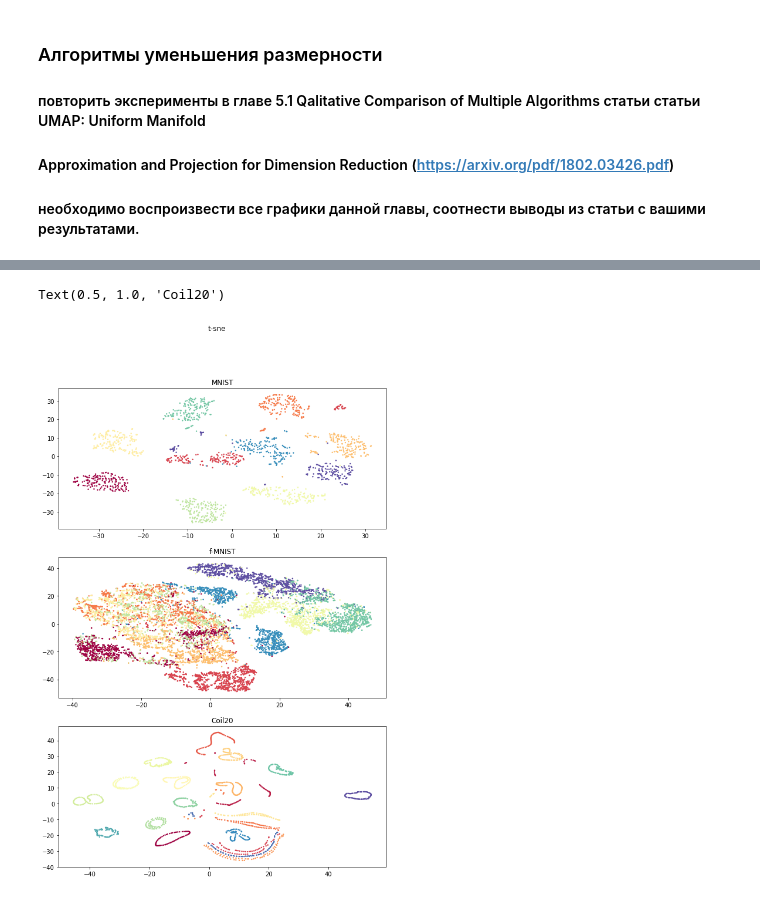
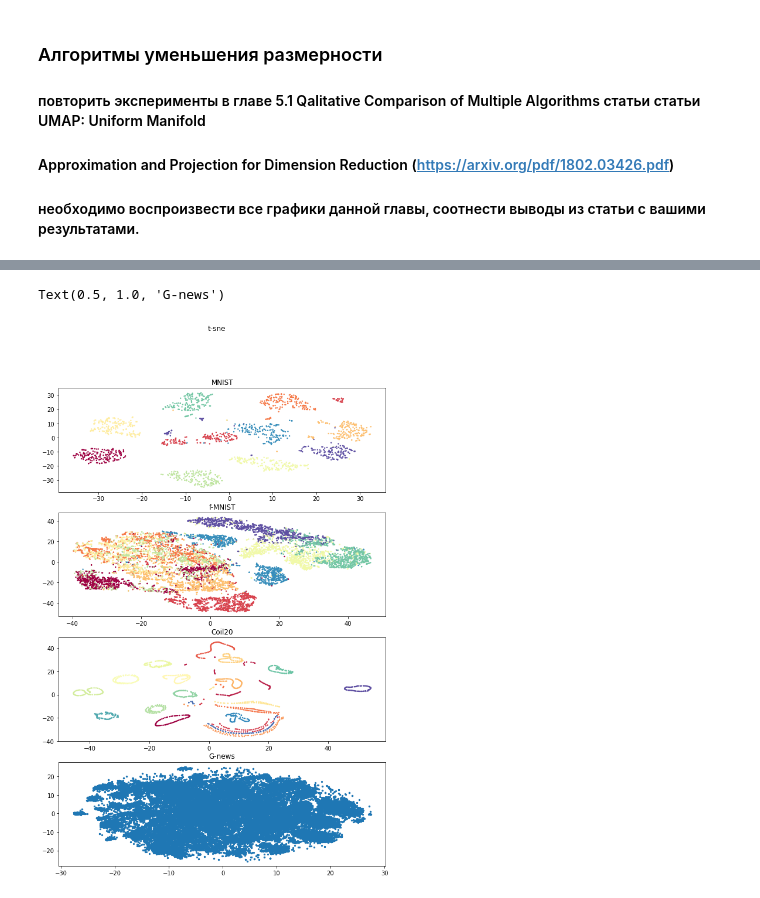
Before and after one commit to Alyona18/intelligent-systems-HW, a Jupyter notebook: second/DimensionalityReduction.ipynb, the cells around one changed output, grey strips where cells are left out. Drawn from its saved outputs; the diff is of its cells as text; code cells hidden in the pictures.

Commit message:
+ umap, tsne and pca for g-news

```diff
--- a/second/DimensionalityReduction.ipynb
+++ b/second/DimensionalityReduction.ipynb
@@ -141,23 +117,28 @@ Text(0.5, 1.0, 'Coil20')
 # %%
-fig, axs = plt.subplots(3, figsize=(10, 15))
+fig, axs = plt.subplots(4, figsize=(15, 20))
 fig.suptitle('t-sne')
 embedding_tsne_mnist = tsne.fit_transform(mnist)
 
 axs[0].scatter(embedding_tsne_mnist[:,0], embedding_tsne_mnist[:,1],
                          cmap = 'Spectral', s = 2, c = pre_mnist.target)
 axs[0].set_title('MNIST')
 
 embedding_tsne_f_mnist = tsne.fit_transform(f_mnist)
 axs[1].scatter(embedding_tsne_f_mnist[:,0],
                            embedding_tsne_f_mnist[:,1], cmap = 'Spectral', s = 2, c = f_mnist_y_test)
 axs[1].set_title('f-MNIST')
 
 embedding_tsne_coil20 = tsne.fit_transform(coil20)
 
 axs[2].scatter(embedding_tsne_coil20[:,0], embedding_tsne_coil20[:,1],
                          cmap = 'Spectral', s = 2, c = mat['Y'])
 axs[2].set_title('Coil20')
+
+embedding_tsne_G_news = tsne.fit_transform(w_vectors_short)
+axs[3].scatter(embedding_tsne_G_news[:,0], embedding_tsne_G_news[:,1],
+                         cmap = 'Spectral', s = 5)
+axs[3].set_title('G-news')
 # %% [output]
-Text(0.5, 1.0, 'Coil20')
+Text(0.5, 1.0, 'G-news')
-[figure, old version]
+[figure, new version]
 # %%
```
Also changed, not shown: parts of 15 cells of this notebook.
